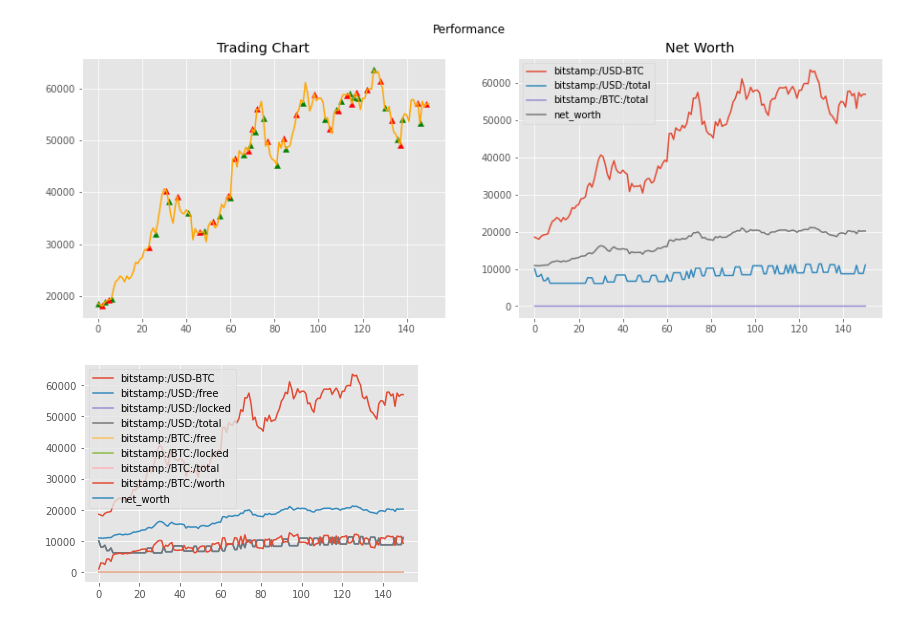
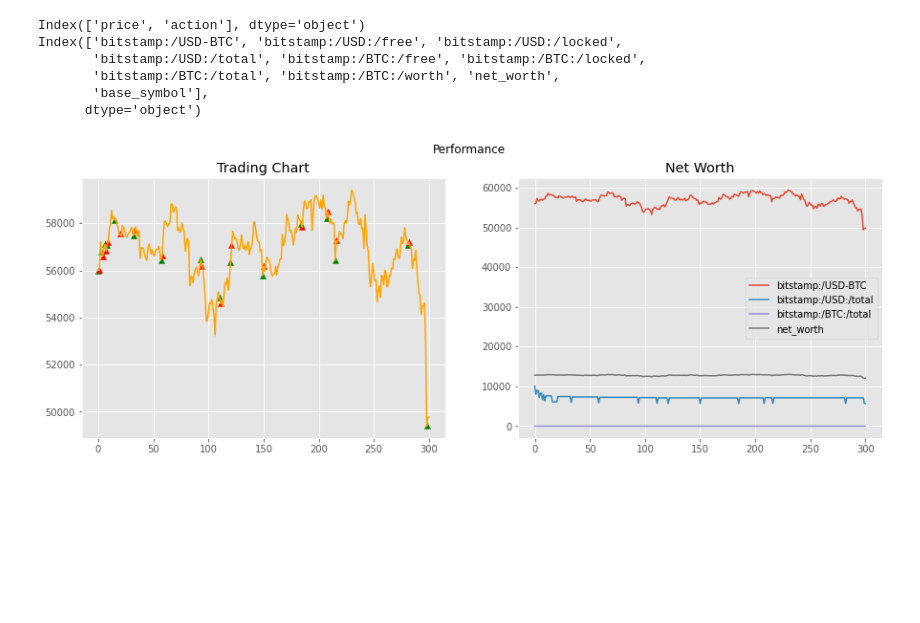
Before and after one commit to data-octo/AITrading, a Jupyter notebook: 2_BTC_USD_Using Ray with TensorTrade.ipynb, the cells around one changed output. Cells and saved outputs as stored; diff of their text form; code cells hidden in the pictures; blank space fills up the shorter version.

```diff
--- a/2_BTC_USD_Using Ray with TensorTrade.ipynb
+++ b/2_BTC_USD_Using Ray with TensorTrade.ipynb
@@ -198,3 +168,0 @@ df.describe()
-# %%
-df = df[-1000:]
-df.describe()
@@ -215,3 +232,18 @@ Frist, in order to use our custom environment in ray, we must write a function t
+# %%
+import ta
+
+def get_ta_feed(data):
+    df = data.copy()
+    dataset = ta.add_all_ta_features(df, 'open', 'high', 'low', 'close', 'volume', fillna=True)
+    price_history = dataset[['date', 'open', 'high', 'low', 'close', 'volume']]  # chart data
+    dataset.drop(columns=['date', 'open', 'high', 'low', 'close', 'volume'], inplace=True)
+    streams = [Stream.source(dataset[c].tolist(), dtype="float").rename(c) for c in dataset.columns]
+    feed = DataFeed(streams)
+    return feed
+
+feed = get_ta_feed(data)
+
+feed.next()
 # %%
 import ray
 import numpy as np
@@ -245,11 +277,11 @@ def create_env(config):
     ])
 
     feed = DataFeed([
-       Stream.source(df['close'], dtype="float").rename("close"),
-       Stream.source(df['open'], dtype="float").rename("open"),
-       Stream.source(df['high'], dtype="float").rename("high"),
-       Stream.source(df['low'], dtype="float").rename("low"),
-       Stream.source(df['volume'], dtype="float").rename("volume"),
+        p,
+        p.rolling(window=10).mean().rename("fast"),
+        p.rolling(window=50).mean().rename("medium"),
+        p.rolling(window=100).mean().rename("slow"),
+        p.log().diff().fillna(0).rename("lr")
     ])
 
     reward_scheme = PBR(price=p)
@@ -263,11 +295,6 @@ def create_env(config):
         Stream.source(df['close'], dtype="float").rename("price"),
         Stream.sensor(action_scheme, lambda s: s.action, dtype="float").rename("action")
     ])
-#     feed = DataFeed(streams)
-
-#     renderer_feed = DataFeed([
-#         Stream.source(price_history[c].tolist(), dtype="float").rename(c) for c in price_history]
-#     )
 
     environment = default.create(
         feed=feed,
@@ -467,0 +499,10 @@ Now let’s get a visualization of the agent’s decision making on the sine cur
+# %%
+data = cdd.fetch("Bitstamp", "USD", "BTC", "1h")
+# data = cdd.fetch("Bitstamp", "USD", "BTC", "d")
+
+df = data.copy()
+
+df.describe()
+
+df = data.tail(300)
+df.tail(20)
@@ -468,36 +527,42 @@ Now let’s get a visualization of the agent’s decision making on the sine cur
 # %%
 # Instantiate the environment
-df = data[-150:]
+
 env = create_env({
     "window_size": 25
 })
 
 # Run until episode ends
 episode_reward = 0
 done = False
 obs = env.reset()
 
 # while not done:
 for _ in range(len(df.index)):
     action = agent.compute_action(obs)
     obs, reward, done, info = env.step(action)
     # print(env.observer.feed.next())
     episode_reward += reward
 
 env.render()
 # %% [output]
+Index(['price', 'action'], dtype='object')
+Index(['bitstamp:/USD-BTC', 'bitstamp:/USD:/free', 'bitstamp:/USD:/locked',
+       'bitstamp:/USD:/total', 'bitstamp:/BTC:/free', 'bitstamp:/BTC:/locked',
+       'bitstamp:/BTC:/total', 'bitstamp:/BTC:/worth', 'net_worth',
+       'base_symbol'],
+      dtype='object')
-[figure, old version]
+[figure, new version]
 # %%
 performance = pd.DataFrame.from_dict(env.action_scheme.portfolio.performance, orient='index')
 
-# copy performance data to clipboard for analysis using Number
-# performance.to_clipboard(index=True)
-performance.to_csv('BTC_USD_Performance.csv')
+from datetime import datetime
+
+today = datetime.today().strftime('%Y-%m-%d')
+
+performance.to_csv('BTC_USD_Performance_{}.csv'.format(today))
 performance.plot()
 
 from pandasgui import show
 gui = show(performance)
-# %% [output]
-[figure, removed]
 # %%
 ledger = env.action_scheme.portfolio.ledger.as_frame()
```
Also changed, not shown: parts of 22 cells of this notebook, 11 other files.
